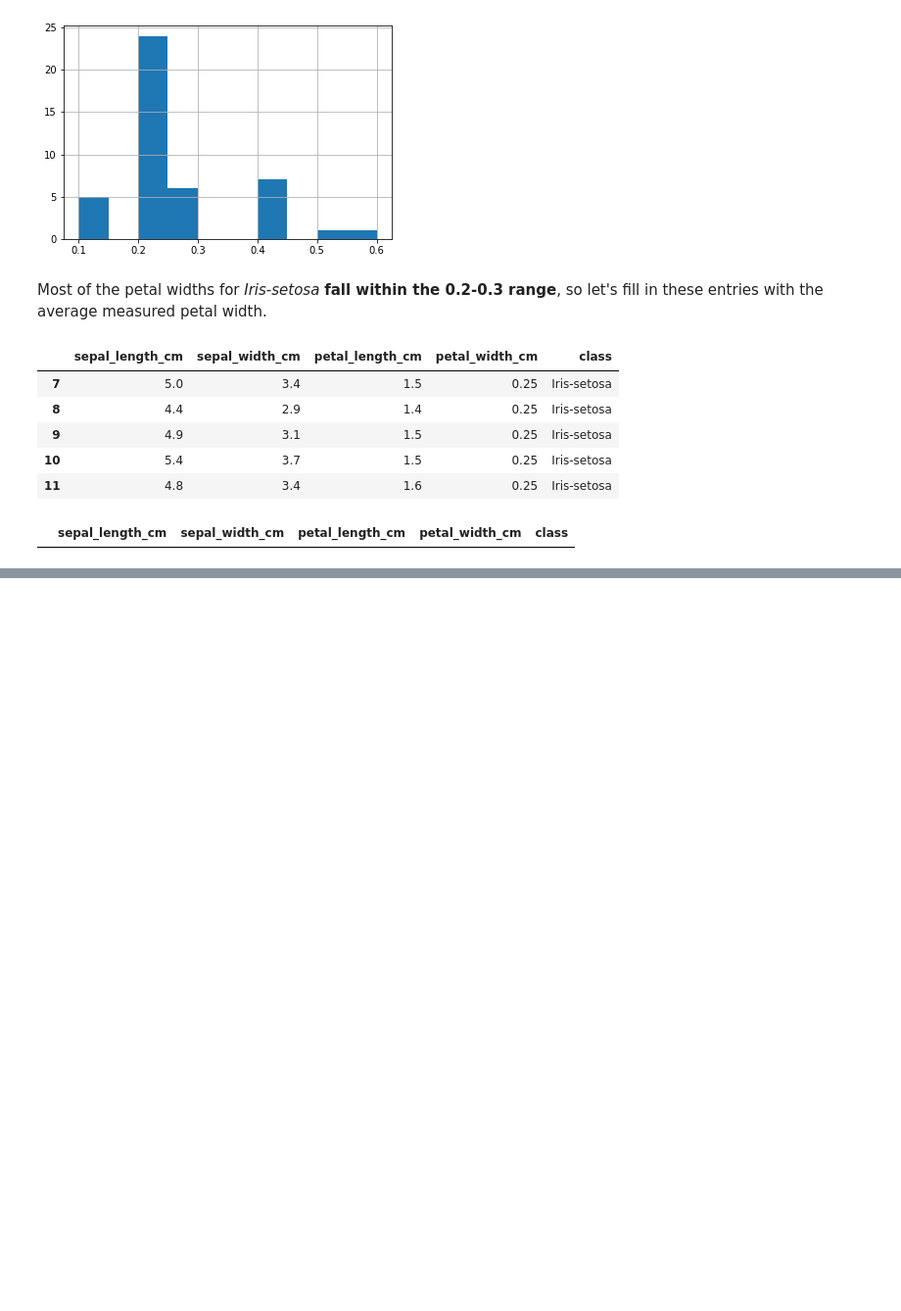
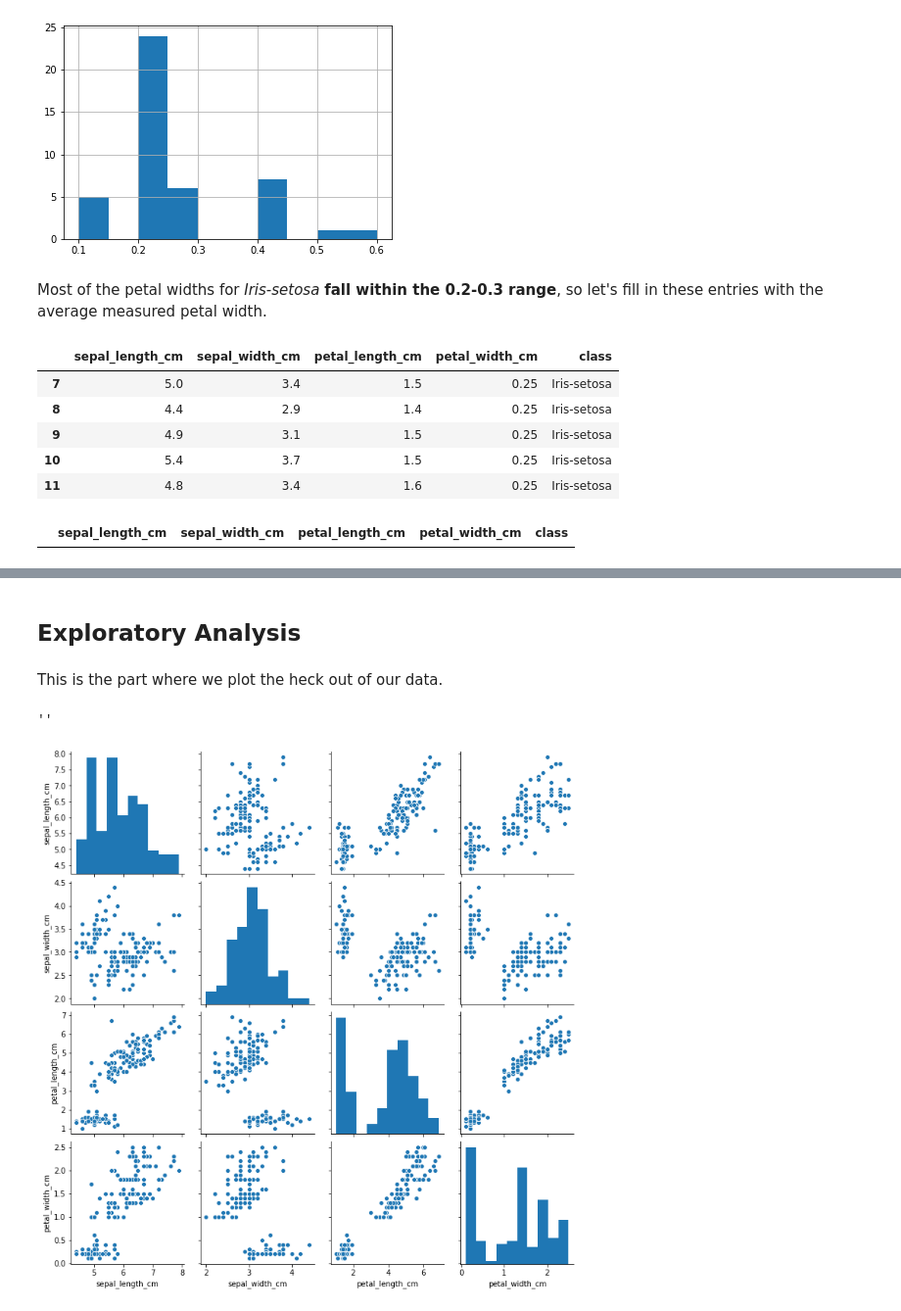
Before and after one commit to diogosmac/covid-forecast-feup-iart, a Jupyter notebook: TP08/test.ipynb, the cells around one changed output, grey strips where cells are left out. Shown at 98% size. Drawn from its saved outputs; the diff is of its cells as text; code cells hidden in the pictures; blank space fills up the shorter version.

```diff
--- a/TP08/test.ipynb
+++ b/TP08/test.ipynb
@@ -179,0 +209,10 @@ iris_data.loc[(iris_data['sepal_length_cm'].isnull()) |
+# %% [markdown]
+## Exploratory Analysis
+# %% [markdown]
+This is the part where we plot the heck out of our data.
+# %%
+sb.pairplot(iris_data_clean)
+;
+# %% [output]
+''
+[figure, added]
```
Also changed, not shown: parts of 45 cells of this notebook, 2 other files.
